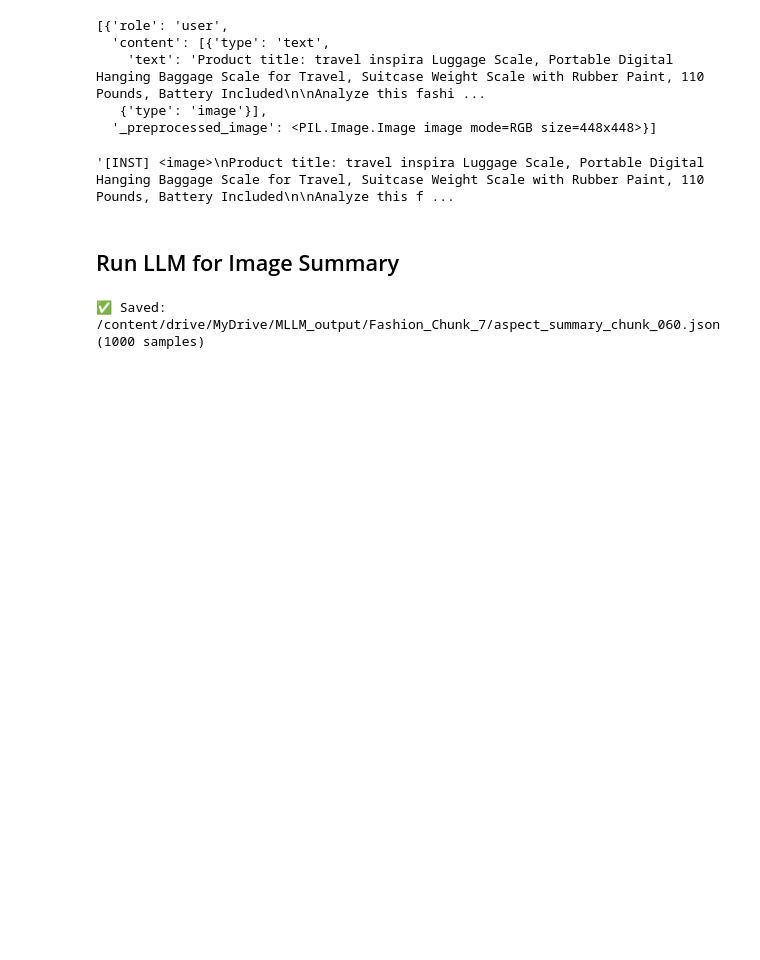
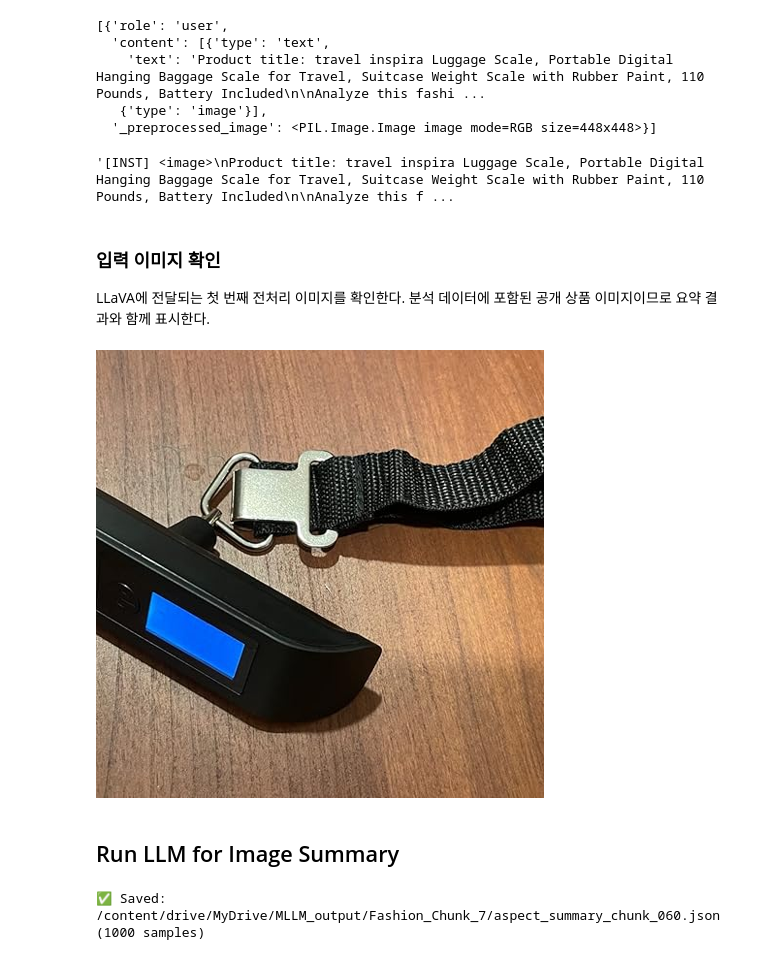
Before and after one commit to hyun0415/MAS-Rec, a Jupyter notebook: notebooks/01_summarization/image_aspect_summarization.ipynb, the cells around one changed output. Drawn from its saved outputs; the diff is of its cells as text; code cells hidden in the pictures; blank space fills up the shorter version.

```diff
--- a/notebooks/01_summarization/image_aspect_summarization.ipynb
+++ b/notebooks/01_summarization/image_aspect_summarization.ipynb
@@ -321,3 +319,12 @@ conversations[0][0]['_preprocessed_image']
+# %% [markdown]
+### 입력 이미지 확인
+
+LLaVA에 전달되는 첫 번째 전처리 이미지를 확인한다. 분석 데이터에 포함된 공개 상품 이미지이므로 요약 결과와 함께 표시한다.
+# %%
+# 첫 번째 LLaVA 입력 이미지 출력
+display(conversations[0][0]['_preprocessed_image'])
+# %% [output]
+[figure, added]
 # %% [markdown]
 ## Run LLM for Image Summary
 # %%
```
Also changed, not shown: parts of 1 cell of this notebook, 7 other files.
